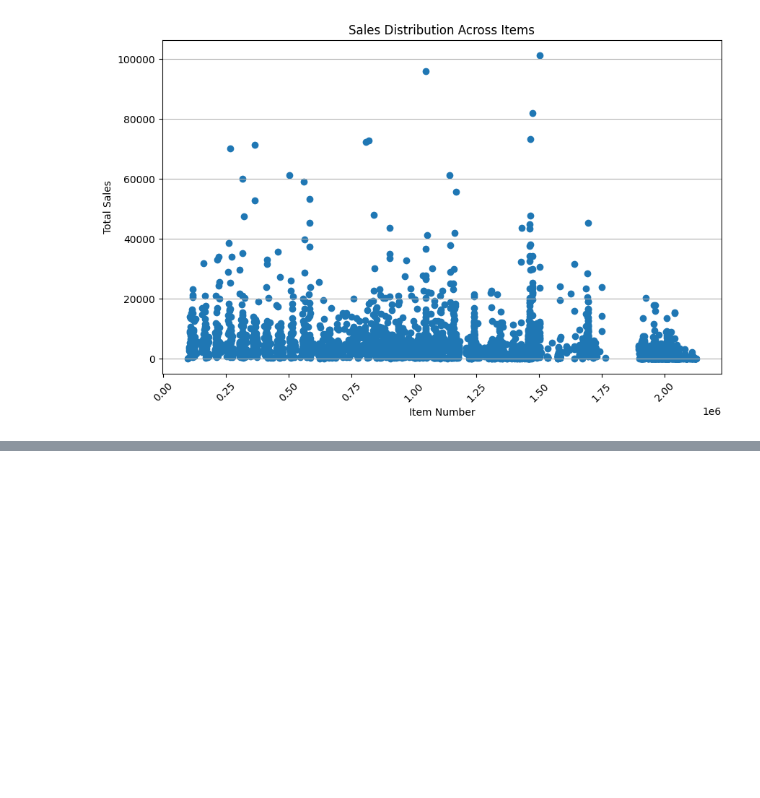
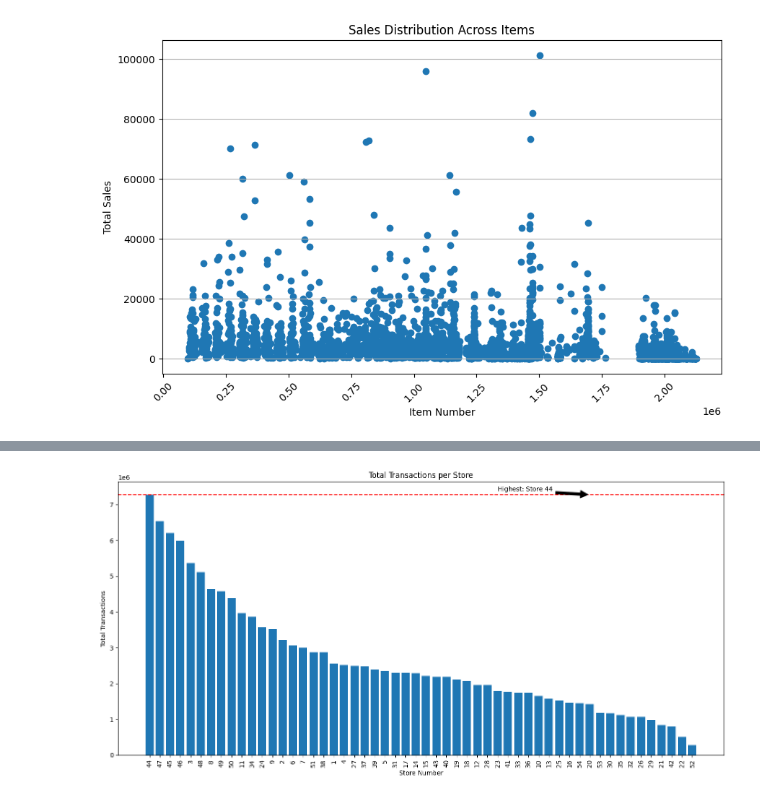
Before and after one commit to florboydens/Data-Analytics-Case-2, a Jupyter notebook: supermarket.ipynb, the cells around one changed output, grey strips where cells are left out. Drawn from its saved outputs; the diff is of its cells as text; code cells hidden in the pictures; blank space fills up the shorter version.

```diff
--- a/supermarket.ipynb
+++ b/supermarket.ipynb
@@ -268,0 +379,32 @@ ValueError: could not convert string to float: ''
+# %%
+# Aggregate transactions by store number to find the total sales (transactions) per store
+total_sales_per_store = transactions.groupby('store_nbr')['transactions'].sum().reset_index()
+
+# Find the store with the highest total sales
+highest_sales_store = total_sales_per_store.loc[total_sales_per_store['transactions'].idxmax()]
+
+highest_sales_store
+
+# Sort the stores by sales in descending order for better visualization
+total_sales_per_store_sorted = total_sales_per_store.sort_values('transactions', ascending=False)
+
+# Plotting
+plt.figure(figsize=(14, 7))
+plt.bar(total_sales_per_store_sorted['store_nbr'].astype(str), total_sales_per_store_sorted['transactions'])
+plt.xlabel('Store Number')
+plt.ylabel('Total Transactions')
+plt.title('Total Transactions per Store')
+plt.xticks(rotation=90)  # Rotate store number labels to avoid overlap
+plt.tight_layout()
+
+# Highlight the store with the highest sales
+plt.axhline(y=highest_sales_store['transactions'], color='r', linestyle='--')
+plt.annotate(f'Highest: Store {highest_sales_store["store_nbr"]}',
+             xy=(highest_sales_store["store_nbr"] - 1, highest_sales_store['transactions']),
+             xytext=(highest_sales_store["store_nbr"] - 10, highest_sales_store['transactions'] + 100000),
+             arrowprops=dict(facecolor='black', shrink=0.05),
+             )
+
+plt.show()
+# %% [output]
+[figure, added]
```
Also changed, not shown: parts of 11 cells of this notebook, 8 other files.
